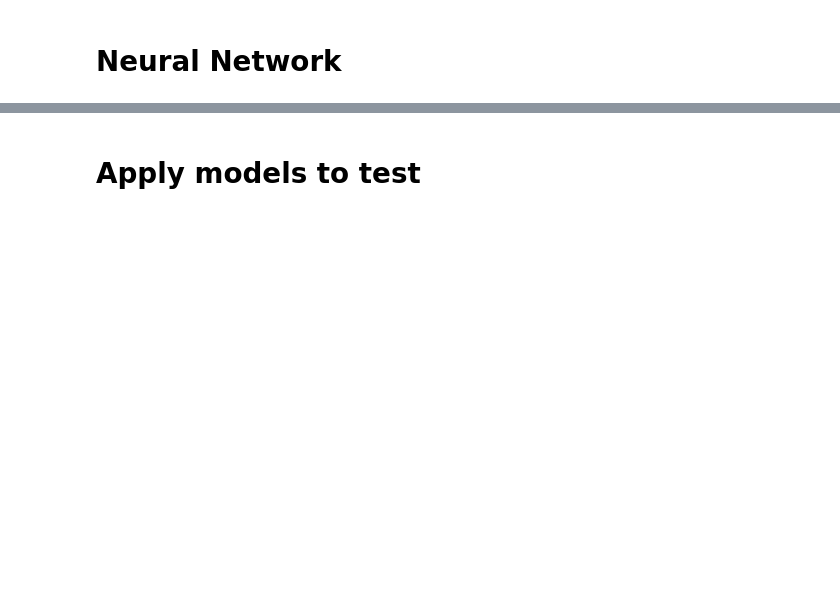
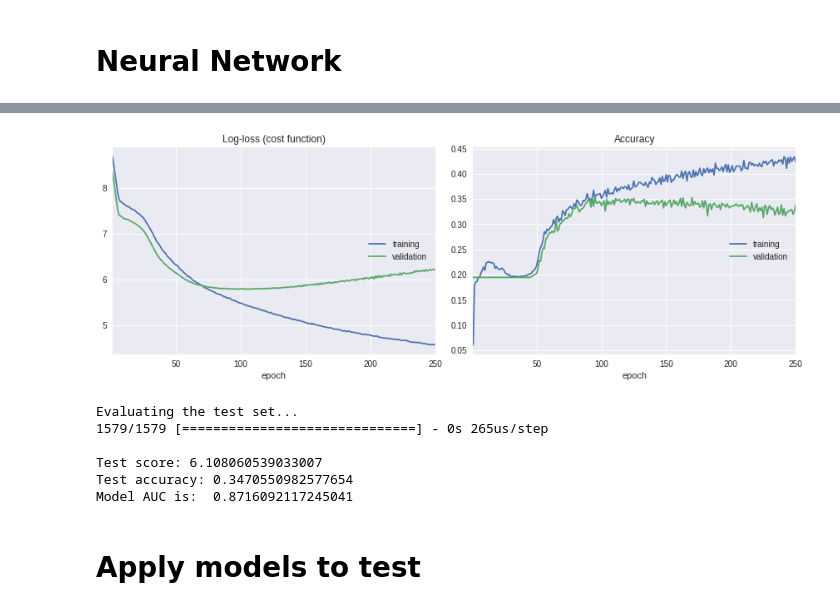
Before and after one commit to castellwhite/MoviesClassification, a Jupyter notebook: deepLearningTextPro.ipynb, the cells around one changed output, grey strips where cells are left out. Saved outputs shown, nothing was run; the diff lists cells and outputs as text; code cells hidden in the pictures; blank space fills up the shorter version.

Commit message:
uploading new models

```diff
--- a/deepLearningTextPro.ipynb
+++ b/deepLearningTextPro.ipynb
@@ -121,0 +142,6 @@ yGenres = le.fit_transform(dataTraining['genres'])
+# %%
+# Apply Word2Vec
+
+xEmbeddingTrain = create_text_embedding(hub_model, xTokenTrain)
+
+xEmbeddingTrain.shape
@@ -122,5 +161,5 @@ yGenres = le.fit_transform(dataTraining['genres'])
 # %%
 # Creates datasets for training and testing.
-xTrainTxt, xValidationTxt, yTrainTxt, yValidationTxt = train_test_split(xPlot, yGenres, test_size=0.33, random_state=22)
+xTrainTxt, xValidationTxt, yTrainTxt, yValidationTxt = train_test_split(xEmbeddingTrain, yGenres, test_size=0.20, random_state=22)
 xTrainTxt.shape
 # %% [output]
@@ -163,24 +178,67 @@ Using TensorFlow backend.
 # %%
+from keras import backend as K
+K.clear_session()
+
 outputClasses= 24
 
-model = Sequential()
-model.add(Conv1D(100, 2, padding='same', strides=1, input_shape=xEmbedding.shape[1:]))
-model.add(Activation('relu'))
-model.add(GlobalMaxPooling1D())
+modelTxt = Sequential()
+modelTxt.add(Conv1D(100, 2, padding='same', strides=1, input_shape=xTrainTxt.shape[1:]))
+modelTxt.add(Activation('relu'))
+modelTxt.add(GlobalMaxPooling1D())
 
-model.add(Dense(256))
-model.add(Activation('relu'))
-model.add(Dropout(0.5))
-model.add(Dense(outputClasses))
-model.add(Activation('sigmoid'))
+modelTxt.add(Dense(256))
+modelTxt.add(Activation('relu'))
+modelTxt.add(Dropout(0.5))
+modelTxt.add(Dense(outputClasses))
+modelTxt.add(Activation('sigmoid'))
 
-adam = Adam(lr=0.0002)
+print(modelTxt.summary(70))
 
-model.compile(loss='categorical_crossentropy', optimizer=adam, metrics=['accuracy'])
+# Compile the model.
 
-model.fit(xEmbedding, yTrain,
-          epochs=50, batch_size=500, verbose=0, callbacks=[PlotLossesKeras()],
-          validation_split=0.2)
+op = opts.Adam(lr=0.001)
+
+modelTxt.compile(loss = 'categorical_crossentropy',
+              optimizer = op,
+              metrics = ['accuracy'])
+
+batch_size = 2000
+epochs = 250
+
+modelTxt.fit(xTrainTxt, yTrainTxt,
+                    batch_size=batch_size,
+                    epochs=epochs,
+                    verbose=1,
+                    shuffle = True,
+                    validation_split = 0.1,
+                    callbacks=[PlotLossesKeras()])
+
+modelTxt.save('txtWord2Vec.h5')
+
+files.download('txtWord2Vec.h5')
+# %% [output]
+[figure, added]
+# %%
+from sklearn.metrics import roc_curve, auc, roc_auc_score
+
+yPredGenreTxt = modelTxt.predict(xValidationTxt)
+txtAUC = roc_auc_score(yValidationTxt, yPredGenreTxt, average='macro')
+# Perform the neural network over the test set.
+
+print('Evaluating the test set...')
+score = modelTxt.evaluate(xValidationTxt, yValidationTxt)
+#roc_curve(yValidationTxt,yPredGenre)
+
+print('\nTest score:', score[0])
+print('Test accuracy:', score[1])
+print('Model AUC is: ', txtAUC )
+# %% [output]
+Evaluating the test set...
+1579/1579 [==============================] - 0s 265us/step
+
+Test score: 6.108060539033007
+Test accuracy: 0.3470550982577654
+Model AUC is:  0.8716092117245041
 # %% [markdown]
 # Apply models to test
 # %%
```
Also changed, not shown: parts of 12 cells of this notebook, 1 other file.
